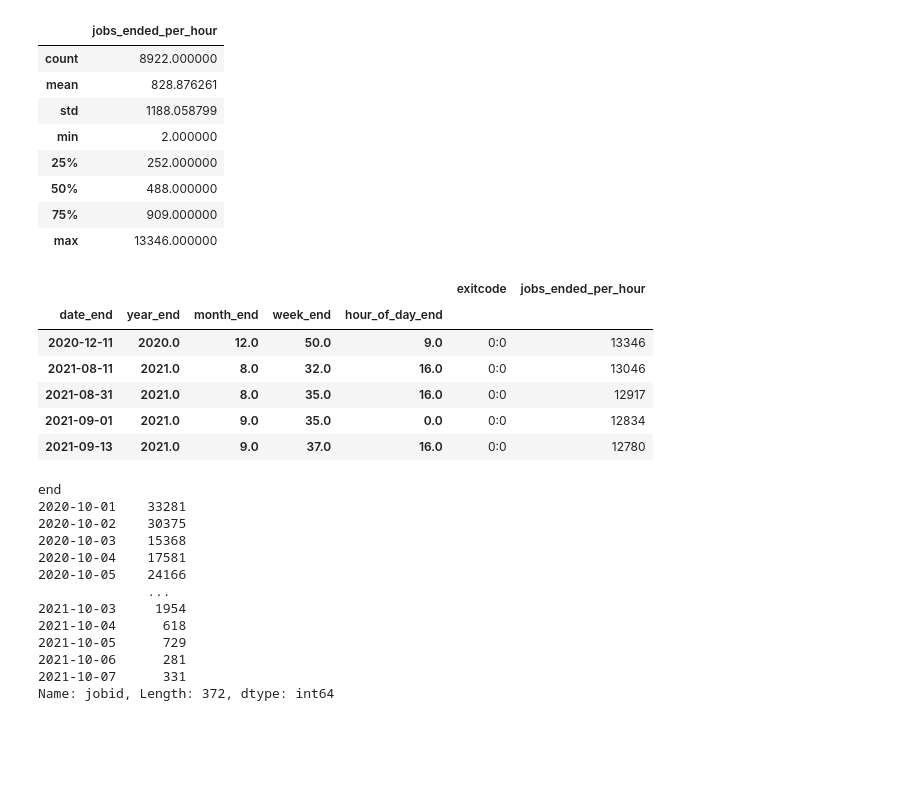
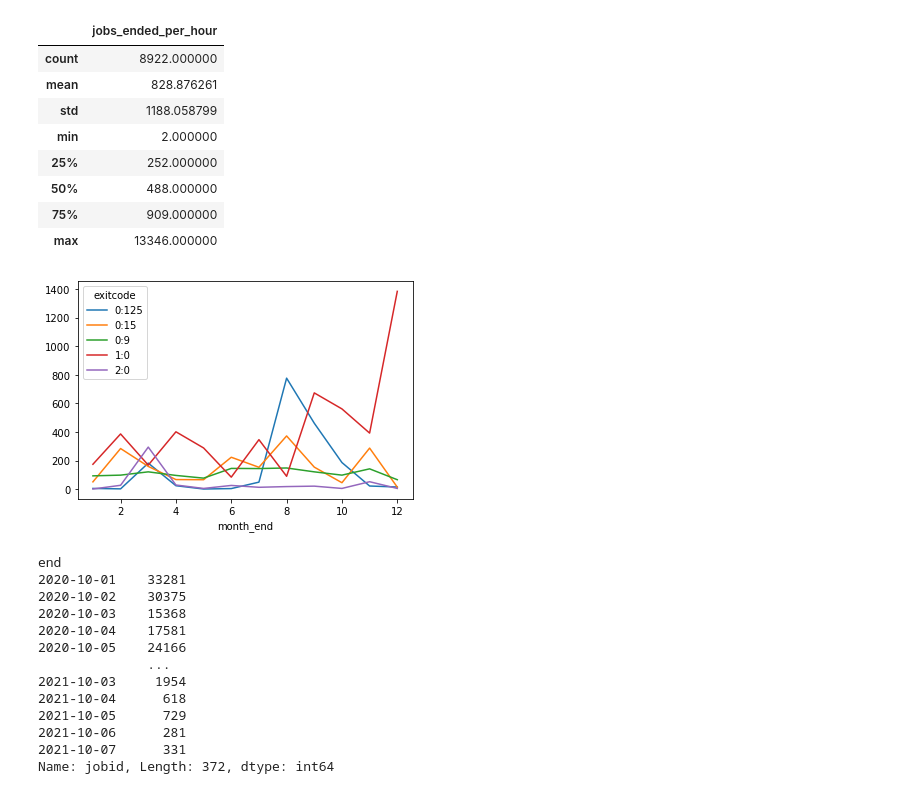
Before and after one commit to nss-data-science-cohort-5/accre-red-skittles, a Jupyter notebook: notebooks/fullsample.ipynb, the cells around one changed output. Drawn from its saved outputs; the diff is of its cells as text; code cells hidden in the pictures; blank space fills up the shorter version.

```diff
--- a/notebooks/fullsample.ipynb
+++ b/notebooks/fullsample.ipynb
@@ -165,16 +176,12 @@ jobs_ended.describe()
 | 50% | 488.000000 |
 | 75% | 909.000000 |
 | max | 13346.000000 |
-# %%
-jobs_ended.head()
-# %% [output]
-|  |  |  |  |  | exitcode | jobs_ended_per_hour |
-| date_end | year_end | month_end | week_end | hour_of_day_end |  |  |
-| 2020-12-11 | 2020.0 | 12.0 | 50.0 | 9.0 | 0:0 | 13346 |
-| 2021-08-11 | 2021.0 | 8.0 | 32.0 | 16.0 | 0:0 | 13046 |
-| 2021-08-31 | 2021.0 | 8.0 | 35.0 | 16.0 | 0:0 | 12917 |
-| 2021-09-01 | 2021.0 | 9.0 | 35.0 | 0.0 | 0:0 | 12834 |
-| 2021-09-13 | 2021.0 | 9.0 | 37.0 | 16.0 | 0:0 | 12780 |
+# %%
+unsuccessful_jobs = jobs_ended.query('exitcode != "0:0"').groupby(['exitcode', 'month_end'])['jobs_ended_per_hour'].agg('sum').unstack().dropna().transpose().plot()
+
+    #.unstack().transpose().plot()
+# %% [output]
+[figure, added]
 # %%
 # %% [output]
 end
```
Also changed, not shown: parts of 6 cells of this notebook.
